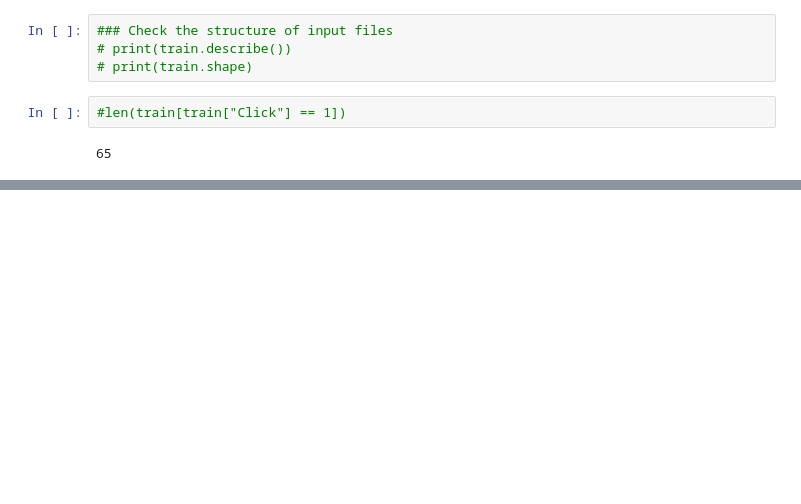
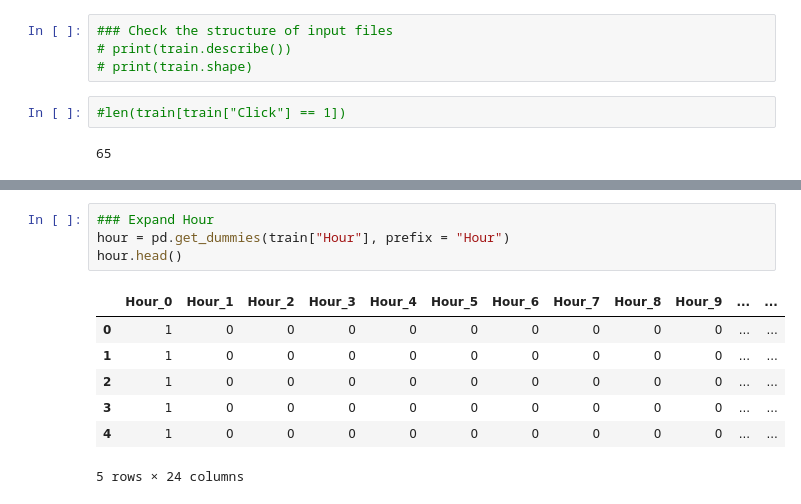
Before and after one commit to ymcdull/CTR, a Jupyter notebook: ctr.ipynb, the cells around one changed output, grey strips where cells are left out. Cells and saved outputs as stored; diff of their text form; blank space fills up the shorter version.

```diff
--- a/ctr.ipynb
+++ b/ctr.ipynb
@@ -56,0 +72,12 @@ print(train.head())
+# %%
+### Expand Hour
+hour = pd.get_dummies(train["Hour"], prefix = "Hour")
+hour.head()
+# %% [output]
+|  | Hour_0 | Hour_1 | Hour_2 | Hour_3 | Hour_4 | Hour_5 | Hour_6 | Hour_7 | Hour_8 | Hour_9 | ... | ... |
+| 0 | 1 | 0 | 0 | 0 | 0 | 0 | 0 | 0 | 0 | 0 | ... | ... |
+| 1 | 1 | 0 | 0 | 0 | 0 | 0 | 0 | 0 | 0 | 0 | ... | ... |
+| 2 | 1 | 0 | 0 | 0 | 0 | 0 | 0 | 0 | 0 | 0 | ... | ... |
+| 3 | 1 | 0 | 0 | 0 | 0 | 0 | 0 | 0 | 0 | 0 | ... | ... |
+| 4 | 1 | 0 | 0 | 0 | 0 | 0 | 0 | 0 | 0 | 0 | ... | ... |
+5 rows × 24 columns
```
Also changed, not shown: parts of 14 cells of this notebook.
